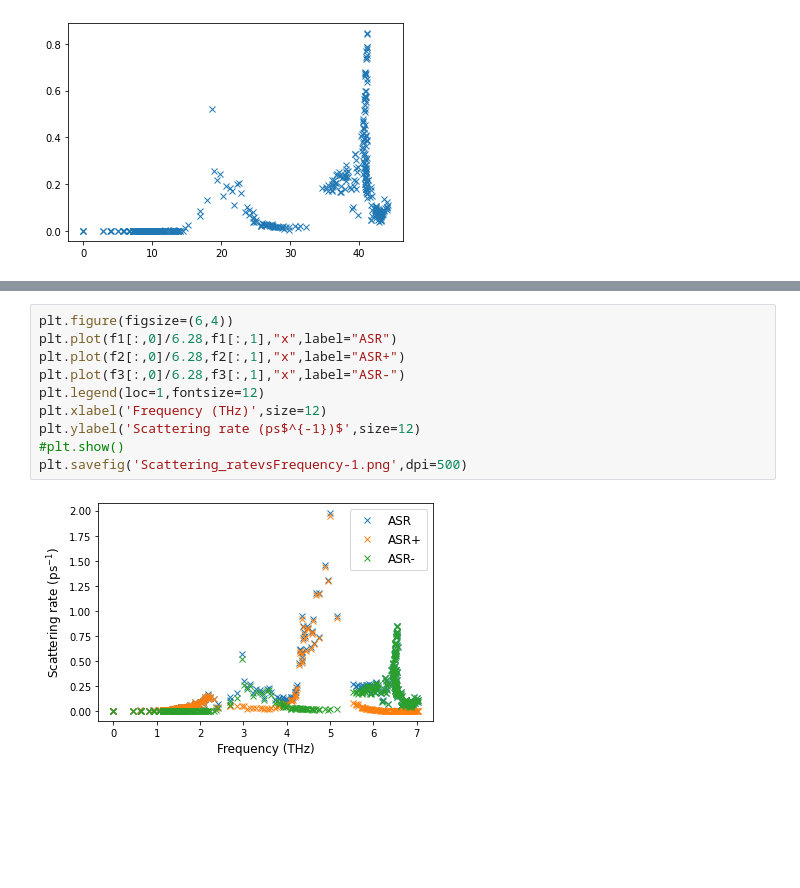
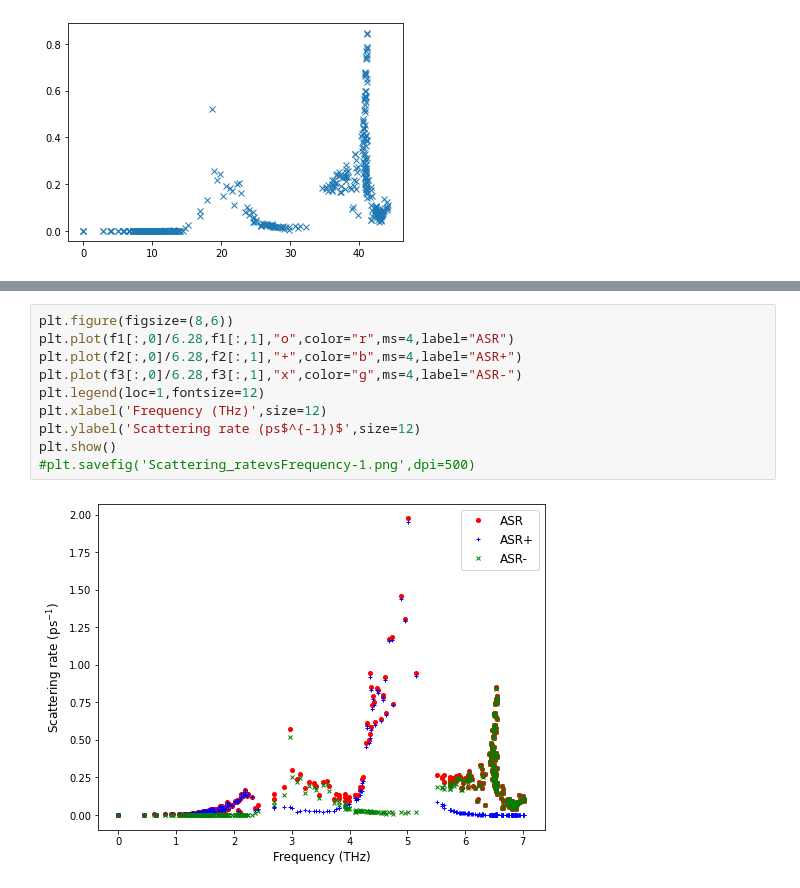
Before and after one commit to sampad95/ShengBTE_data-plotting_code, a Jupyter notebook: Scattering_ratevsFrequency.ipynb, the cells around one changed output, grey strips where cells are left out. Cells and saved outputs as stored; diff of their text form; blank space fills up the shorter version.

```diff
--- a/Scattering_ratevsFrequency.ipynb
+++ b/Scattering_ratevsFrequency.ipynb
@@ -55,12 +67,12 @@ plt.show()
 # %%
-plt.figure(figsize=(6,4))
-plt.plot(f1[:,0]/6.28,f1[:,1],"x",label="ASR")
-plt.plot(f2[:,0]/6.28,f2[:,1],"x",label="ASR+")
-plt.plot(f3[:,0]/6.28,f3[:,1],"x",label="ASR-")
+plt.figure(figsize=(8,6))
+plt.plot(f1[:,0]/6.28,f1[:,1],"o",color="r",ms=4,label="ASR")
+plt.plot(f2[:,0]/6.28,f2[:,1],"+",color="b",ms=4,label="ASR+")
+plt.plot(f3[:,0]/6.28,f3[:,1],"x",color="g",ms=4,label="ASR-")
 plt.legend(loc=1,fontsize=12)
 plt.xlabel('Frequency (THz)',size=12)
 plt.ylabel('Scattering rate (ps$^{-1})$',size=12)
-#plt.show()
-plt.savefig('Scattering_ratevsFrequency-1.png',dpi=500)
+plt.show()
+#plt.savefig('Scattering_ratevsFrequency-1.png',dpi=500)
 # %% [output]
-[figure, old version]
+[figure, new version]
```
Also changed, not shown: parts of 2 cells of this notebook, 1 other file.
